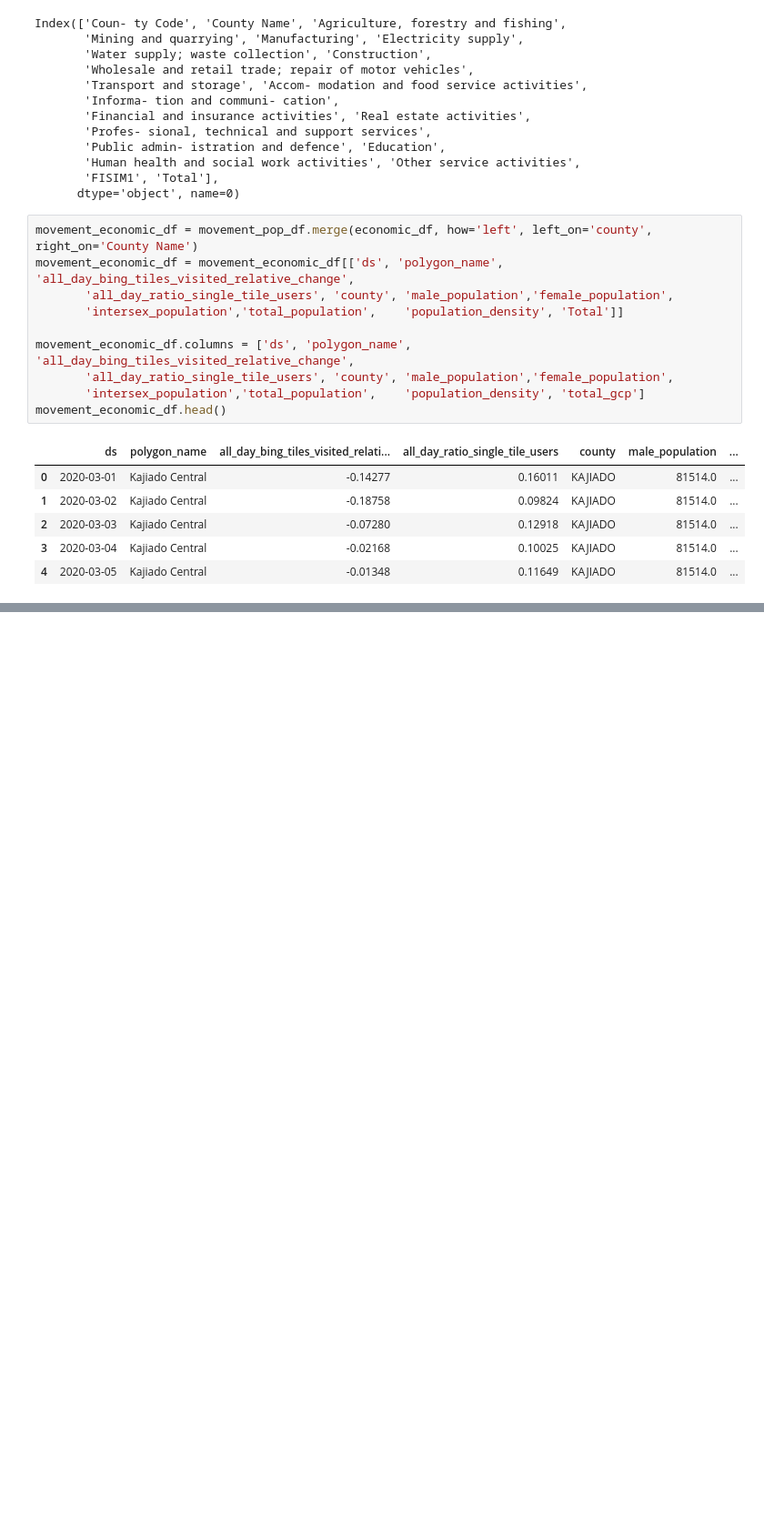
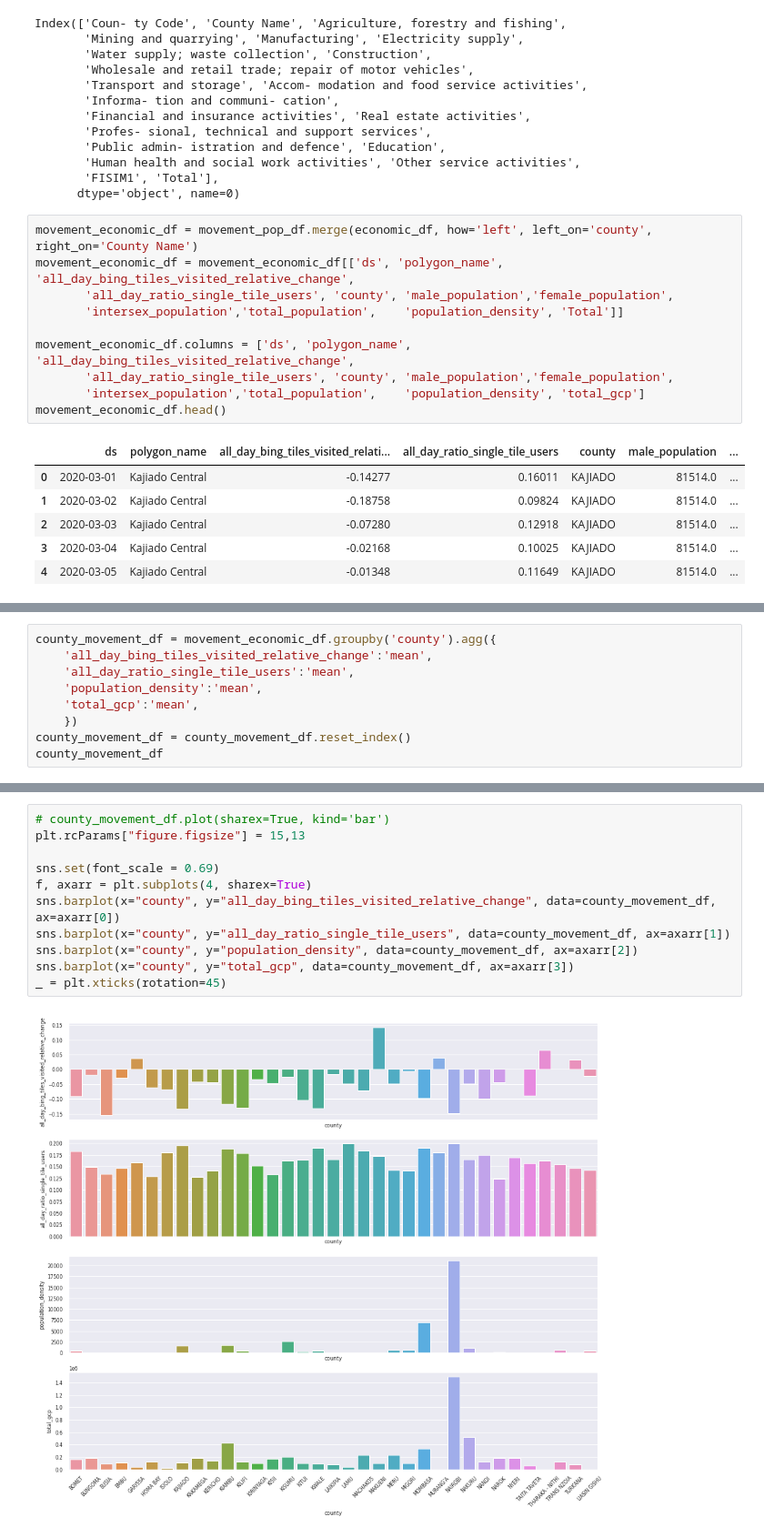
Before and after one commit to sylvia31096/covid_movement, a Jupyter notebook: covid_analysis.ipynb, the cells around one changed output, grey strips where cells are left out. Shown at 91% size. Cells and saved outputs as stored; diff of their text form; blank space fills up the shorter version.

```diff
--- a/covid_analysis.ipynb
+++ b/covid_analysis.ipynb
@@ -239,0 +256,9 @@ sns.relplot(data=movement_economic_df,x='all_day_bing_tiles_visited_relative_cha
+# %%
+county_movement_df = movement_economic_df.groupby('county').agg({
+    'all_day_bing_tiles_visited_relative_change':'mean',
+    'all_day_ratio_single_tile_users':'mean',
+    'population_density':'mean',
+    'total_gcp':'mean',
+    })
+county_movement_df = county_movement_df.reset_index()
+county_movement_df
@@ -239,0 +283,13 @@ sns.relplot(data=movement_economic_df,x='all_day_bing_tiles_visited_relative_cha
+# %%
+# county_movement_df.plot(sharex=True, kind='bar')
+plt.rcParams["figure.figsize"] = 15,13
+
+sns.set(font_scale = 0.69)
+f, axarr = plt.subplots(4, sharex=True)
+sns.barplot(x="county", y="all_day_bing_tiles_visited_relative_change", data=county_movement_df, ax=axarr[0])
+sns.barplot(x="county", y="all_day_ratio_single_tile_users", data=county_movement_df, ax=axarr[1])
+sns.barplot(x="county", y="population_density", data=county_movement_df, ax=axarr[2])
+sns.barplot(x="county", y="total_gcp", data=county_movement_df, ax=axarr[3])
+_ = plt.xticks(rotation=45)
+# %% [output]
+[figure, added]
```
Also changed, not shown: parts of 23 cells of this notebook, 3 other files.
